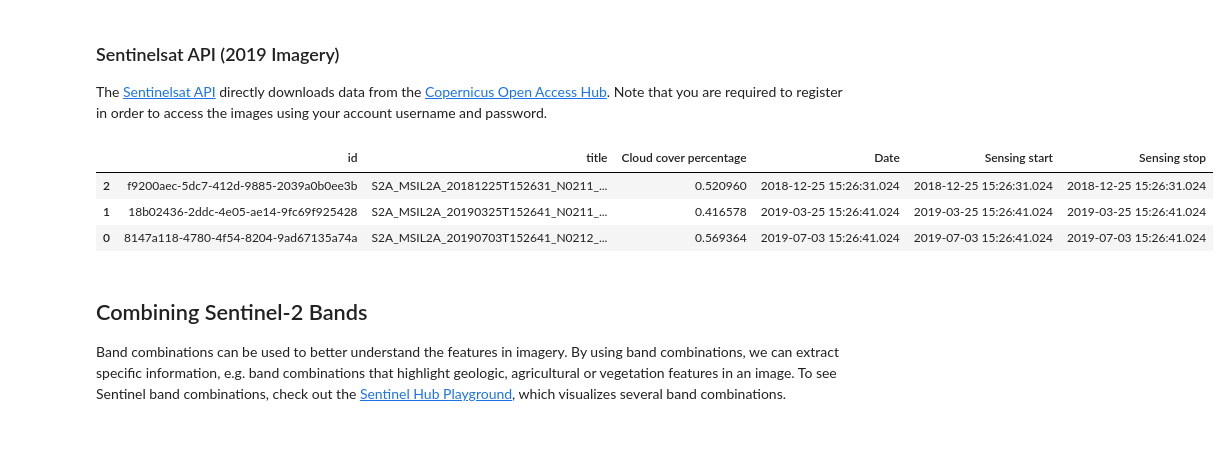
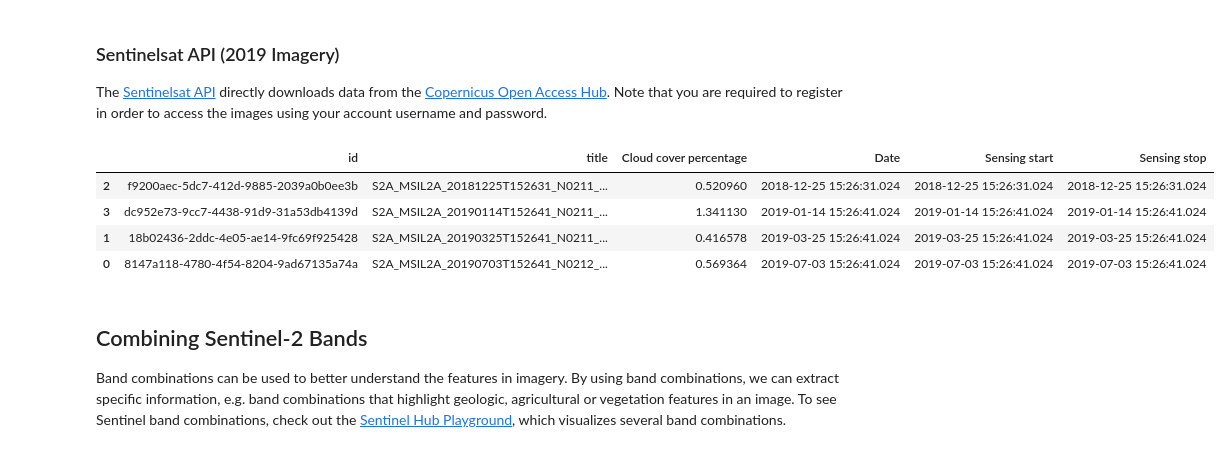
Before and after one commit to thinkingmachines/geoai-immap, a Jupyter notebook: notebooks/01_Data_Download.ipynb, the cells around one changed output. Saved outputs shown, nothing was run; the diff lists cells and outputs as text; code cells hidden in the pictures.

```diff
--- a/notebooks/01_Data_Preprocessing.ipynb
+++ b/notebooks/01_Data_Download.ipynb
@@ -162,22 +166,24 @@ The [Sentinelsat API](https://sentinelsat.readthedocs.io/en/stable/api.html) dir
 # %%
 from sentinelsat.sentinel import SentinelAPI
 from datetime import date
 
 api = SentinelAPI('<username>', '<password>', 'https://scihub.copernicus.eu/dhus')
 
 product_ids = [
     '8147a118-4780-4f54-8204-9ad67135a74a',
     '18b02436-2ddc-4e05-ae14-9fc69f925428',
-    'f9200aec-5dc7-412d-9885-2039a0b0ee3b'
+    'f9200aec-5dc7-412d-9885-2039a0b0ee3b',
+    'dc952e73-9cc7-4438-91d9-31a53db4139d'
 ]
 products = []
 for product_id in product_ids:
     products.append(api.get_product_odata(product_id, full=True))
 products = pd.DataFrame(products)
 products[['id', 'title', 'Cloud cover percentage', 'Date', 'Sensing start', 'Sensing stop']].sort_values('Date').head()
 # %% [output]
 |  | id | title | Cloud cover percentage | Date | Sensing start | Sensing stop |
 | 2 | f9200aec-5dc7-412d-9885-2039a0b0ee3b | S2A_MSIL2A_20181225T152631_N0211_... | 0.520960 | 2018-12-25 15:26:31.024 | 2018-12-25 15:26:31.024 | 2018-12-25 15:26:31.024 |
+| 3 | dc952e73-9cc7-4438-91d9-31a53db4139d | S2A_MSIL2A_20190114T152641_N0211_... | 1.341130 | 2019-01-14 15:26:41.024 | 2019-01-14 15:26:41.024 | 2019-01-14 15:26:41.024 |
 | 1 | 18b02436-2ddc-4e05-ae14-9fc69f925428 | S2A_MSIL2A_20190325T152641_N0211_... | 0.416578 | 2019-03-25 15:26:41.024 | 2019-03-25 15:26:41.024 | 2019-03-25 15:26:41.024 |
 | 0 | 8147a118-4780-4f54-8204-9ad67135a74a | S2A_MSIL2A_20190703T152641_N0212_... | 0.569364 | 2019-07-03 15:26:41.024 | 2019-07-03 15:26:41.024 | 2019-07-03 15:26:41.024 |
 # %%
```
Also changed, not shown: parts of 13 cells of this notebook.
